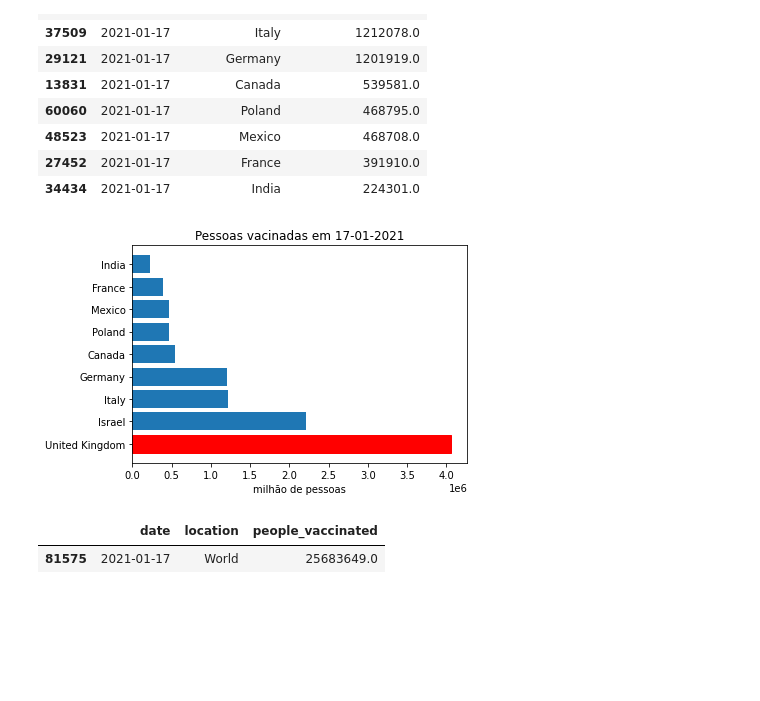
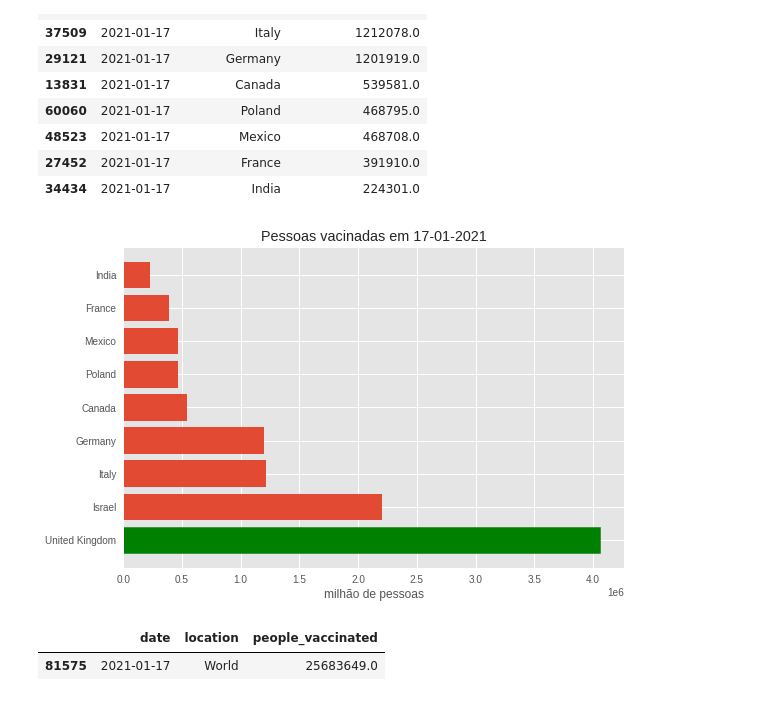
Before and after one commit to 1rubenito/data_science, a Jupyter notebook: Análise_COVID19_Mundo_e_Brasil.ipynb, the cells around one changed output. Cells and saved outputs as stored; diff of their text form; code cells hidden in the pictures; blank space fills up the shorter version.

```diff
--- a/Análise_COVID19_Mundo_e_Brasil.ipynb
+++ b/Análise_COVID19_Mundo_e_Brasil.ipynb
@@ -403,6 +404,7 @@ fig, ax = plt.subplots()
 
 cor_5 = ax.barh('location', 'total_deaths', data=total5)
 cor_5[0].set_color('g')
-plt.xticks(rotation=45, ha='left')
+
+plt.style.use('fivethirtyeight')
 plt.show()
 # %% [output]
@@ -440,18 +462,20 @@ br_covid.loc[br_covid['date'] == '2021-01-17', ['date', 'location', 'people_vacc
 # %%
 #plot bar exibindo pessoas vacinadas em 17-01-2021, sem variável World
 w_vacina = df_covid.loc[df['date'] == '2021-01-17', ['location', 'people_vaccinated']].sort_values(by='people_vaccinated', ascending=False)[1:10]
 
 fig, ax = plt.subplots()
 
 barlist = ax.barh('location', 'people_vaccinated', data=w_vacina)
-barlist[0].set_color('r')
+barlist[0].set_color('g')
 
 plt.title('Pessoas vacinadas em 17-01-2021')
 plt.xlabel('milhão de pessoas')
 
+plt.style.use('ggplot')
+
 plt.show()
 # %% [output]
-[figure, old version]
+[figure, new version]
 # %%
 # exibir variável World em 17-01-2021
 br_covid.loc[(br_covid['date'] == '2021-01-17') & (br_covid['location'] == 'World'), ['date', 'location', 'people_vaccinated']]
```
Also changed, not shown: parts of 3 cells of this notebook.
